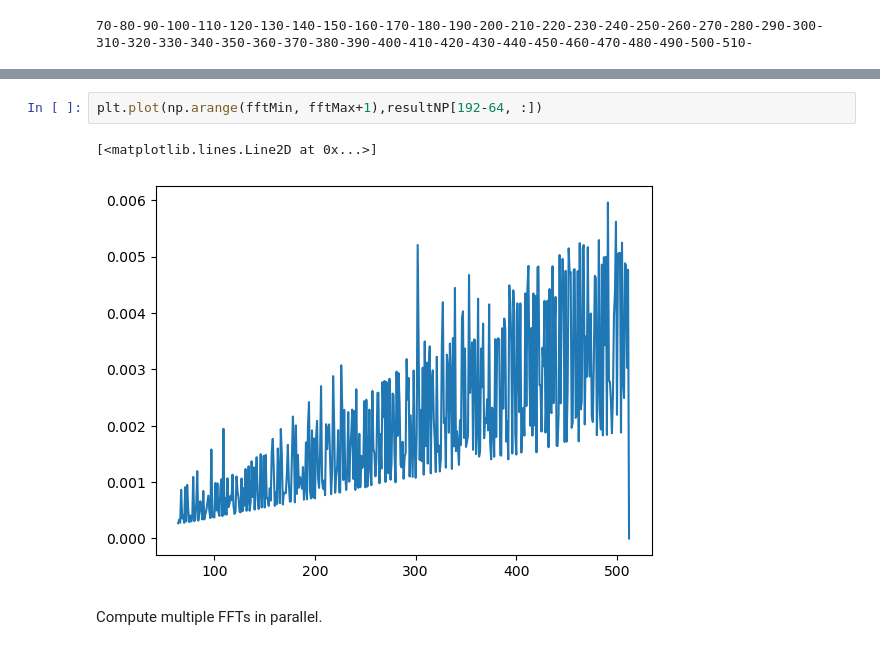
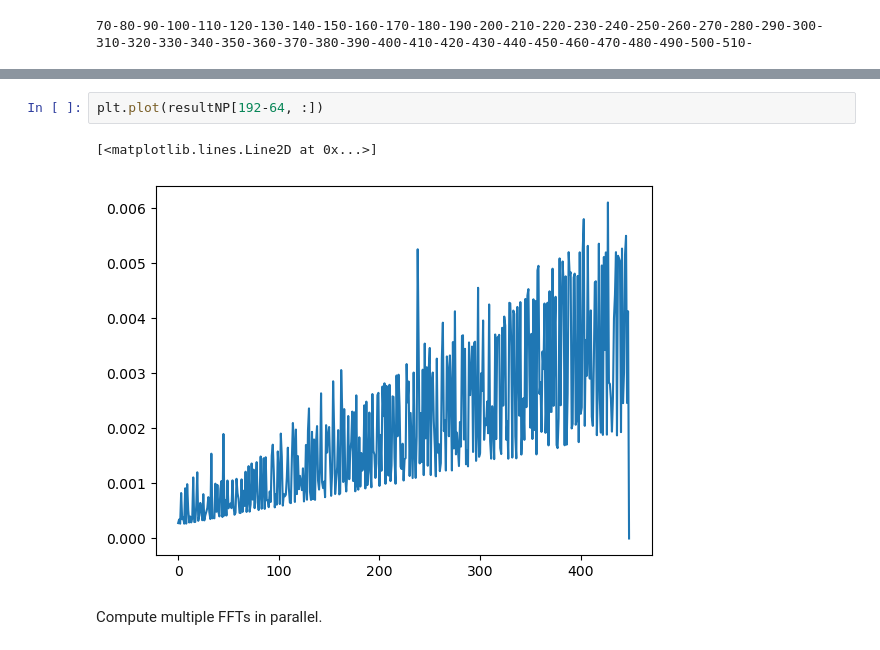
Before and after one commit to fastice/fftCudaBench, a Jupyter notebook: FFTTest.ipynb, the cells around one changed output, grey strips where cells are left out. Drawn from its saved outputs; the diff is of its cells as text.

```diff
--- a/FFTTest.ipynb
+++ b/FFTTest.ipynb
@@ -110,8 +102,8 @@ cb.set_label('fft time (s)')
 # %%
-plt.plot(np.arange(fftMin, fftMax+1),resultNP[192-64, :])
+plt.plot(resultNP[192-64, :])
 # %% [output]
 [<matplotlib.lines.Line2D at 0x...>]
-[figure, old version]
+[figure, new version]
 # %% [markdown]
 Compute multiple FFTs in parallel.
 # %% [markdown]
```
Also changed, not shown: parts of 10 cells of this notebook.
